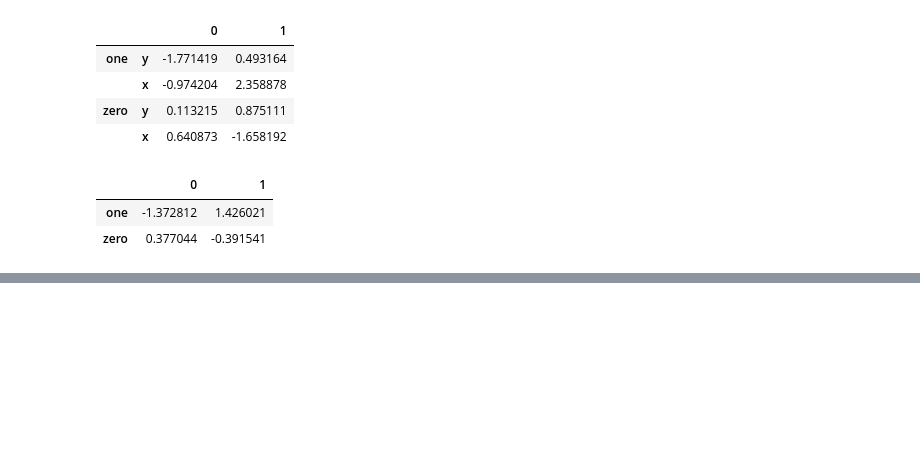
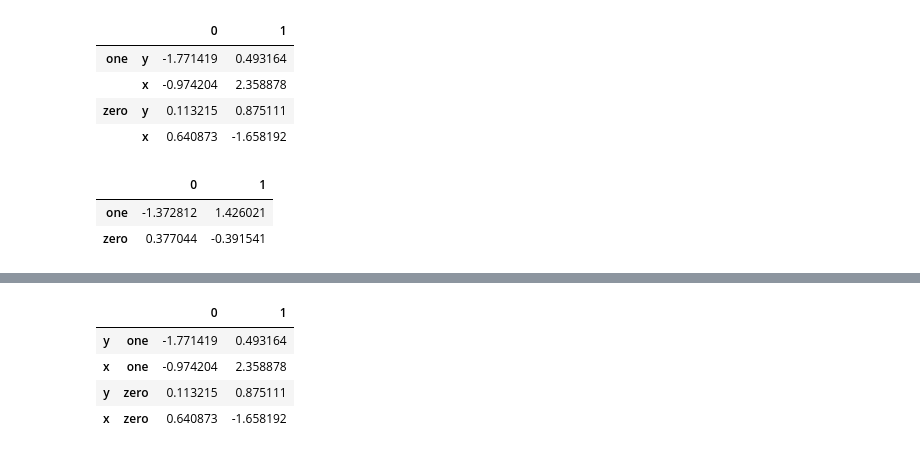
Before and after one commit to manasesmutembei11/ML, a Jupyter notebook: pandas/advanced_indexing.ipynb, the cells around one changed output, grey strips where cells are left out. Cells and saved outputs as stored; diff of their text form; code cells hidden in the pictures; blank space fills up the shorter version.

```diff
--- a/pandas/advanced_indexing.ipynb
+++ b/pandas/advanced_indexing.ipynb
@@ -404,0 +454,9 @@ df2
+# %%
+#Reordering levels with reorder_levels
+df[:5].reorder_levels([1, 0], axis=0)
+# %% [output]
+|  |  | 0 | 1 |
+| y | one | -1.771419 | 0.493164 |
+| x | one | -0.974204 | 2.358878 |
+| y | zero | 0.113215 | 0.875111 |
+| x | zero | 0.640873 | -1.658192 |
```
Also changed, not shown: parts of 7 cells of this notebook.
